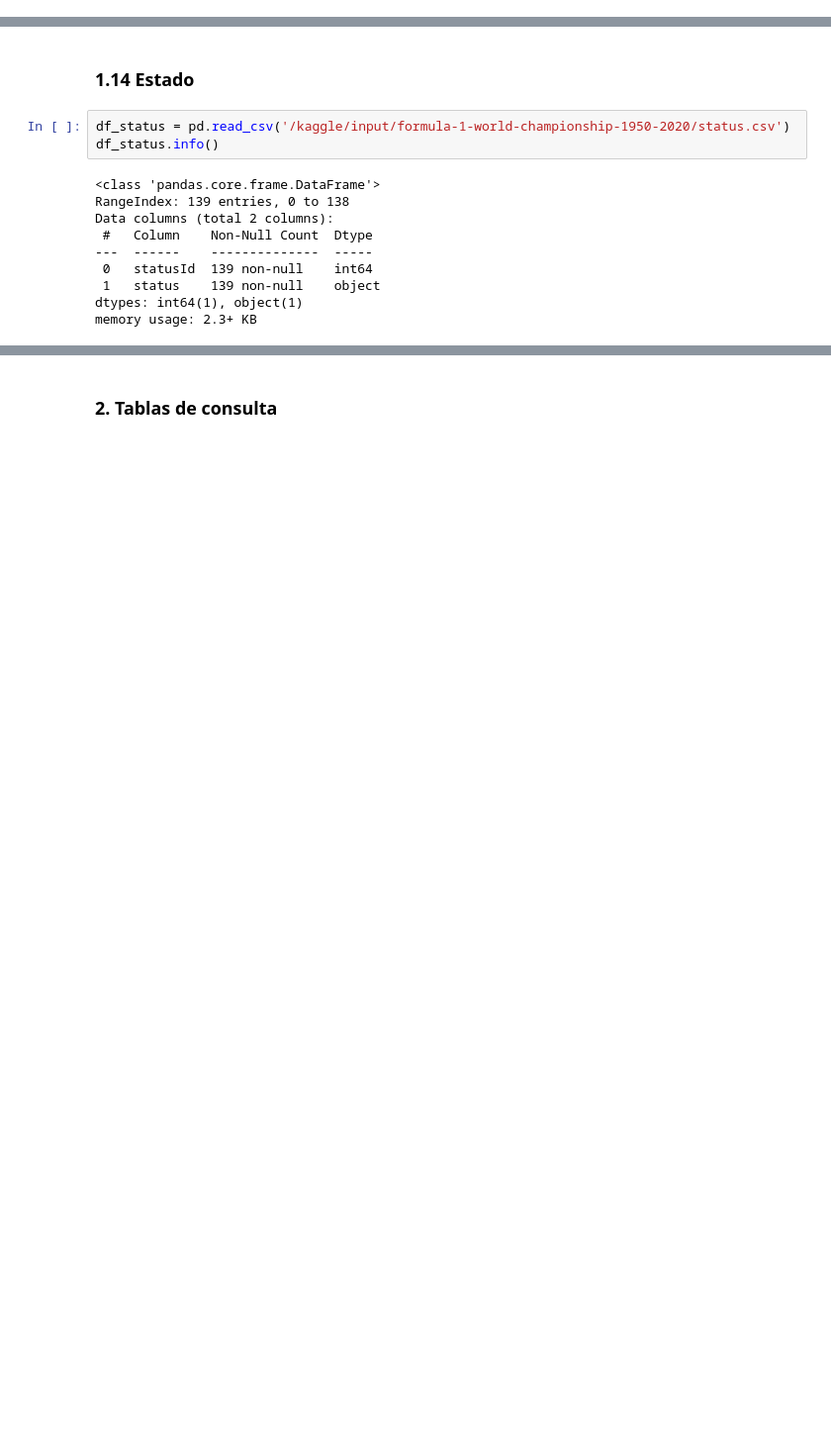
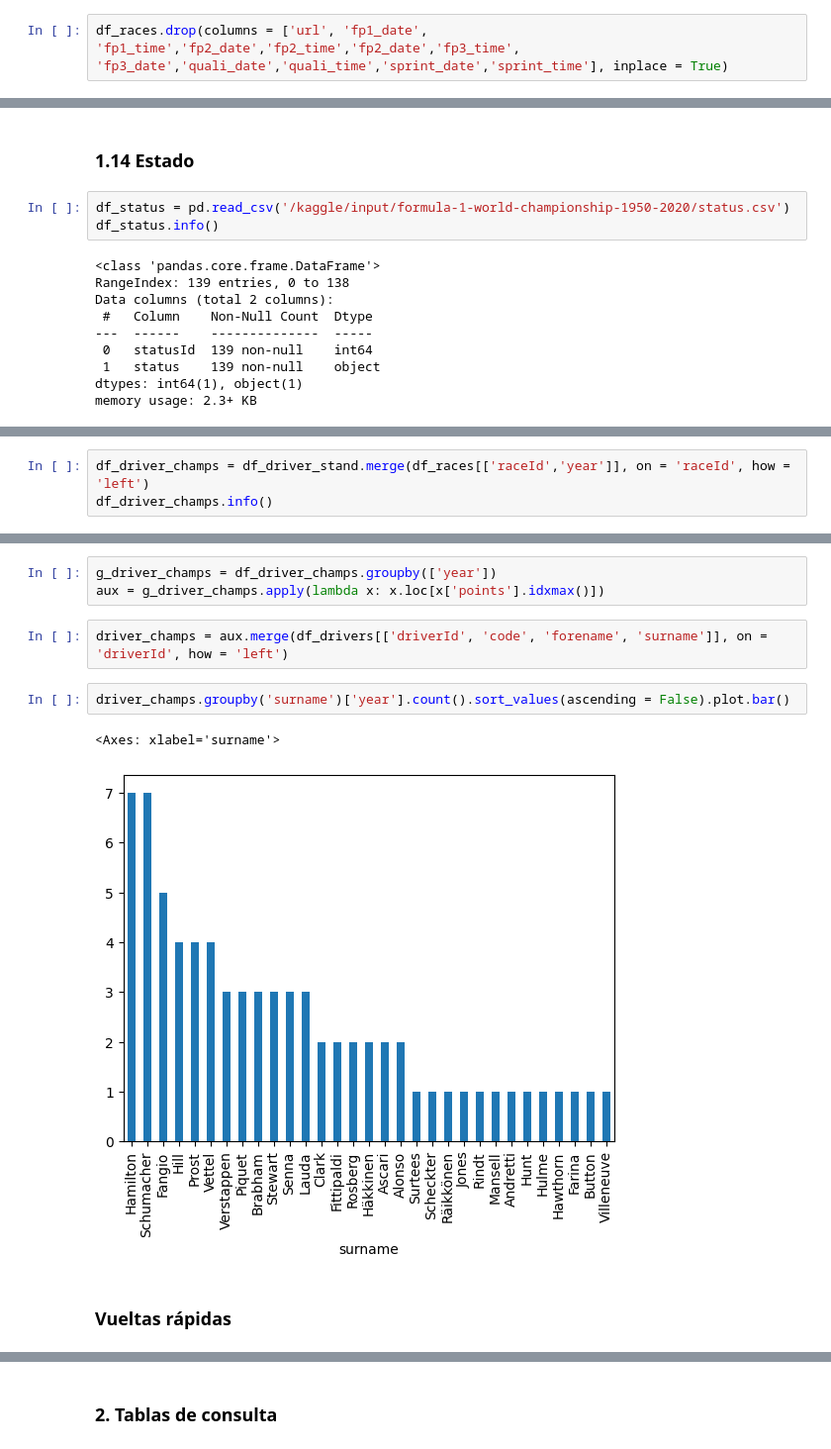
Before and after one commit to HorusOak/HorusOak, a Jupyter notebook: formula-1-eda.ipynb, the cells around one changed output, grey strips where cells are left out. Shown at 99% size. Cells and saved outputs as stored; diff of their text form; blank space fills up the shorter version.

```diff
--- a/formula-1-eda.ipynb
+++ b/formula-1-eda.ipynb
@@ -240,3 +369,5 @@ memory usage: 155.0+ KB
+# %%
+df_races.drop(columns = ['url', 'fp1_date', 'fp1_time','fp2_date','fp2_time','fp2_date','fp3_time', 'fp3_date','quali_date','quali_time','sprint_date','sprint_time'], inplace = True)
 # %% [markdown]
 ### 1.11 Resultados
 # %%
@@ -315,0 +555,3 @@ memory usage: 2.3+ KB
+# %%
+df_driver_champs = df_driver_stand.merge(df_races[['raceId','year']], on = 'raceId', how = 'left')
+df_driver_champs.info()
@@ -315,0 +574,12 @@ memory usage: 2.3+ KB
+# %%
+g_driver_champs = df_driver_champs.groupby(['year'])
+aux = g_driver_champs.apply(lambda x: x.loc[x['points'].idxmax()])
+# %%
+driver_champs = aux.merge(df_drivers[['driverId', 'code', 'forename', 'surname']], on = 'driverId', how = 'left')
+# %%
+driver_champs.groupby('surname')['year'].count().sort_values(ascending = False).plot.bar()
+# %% [output]
+<Axes: xlabel='surname'>
+[figure, added]
+# %% [markdown]
+### Vueltas rápidas
```
Also changed, not shown: parts of 55 cells of this notebook.
